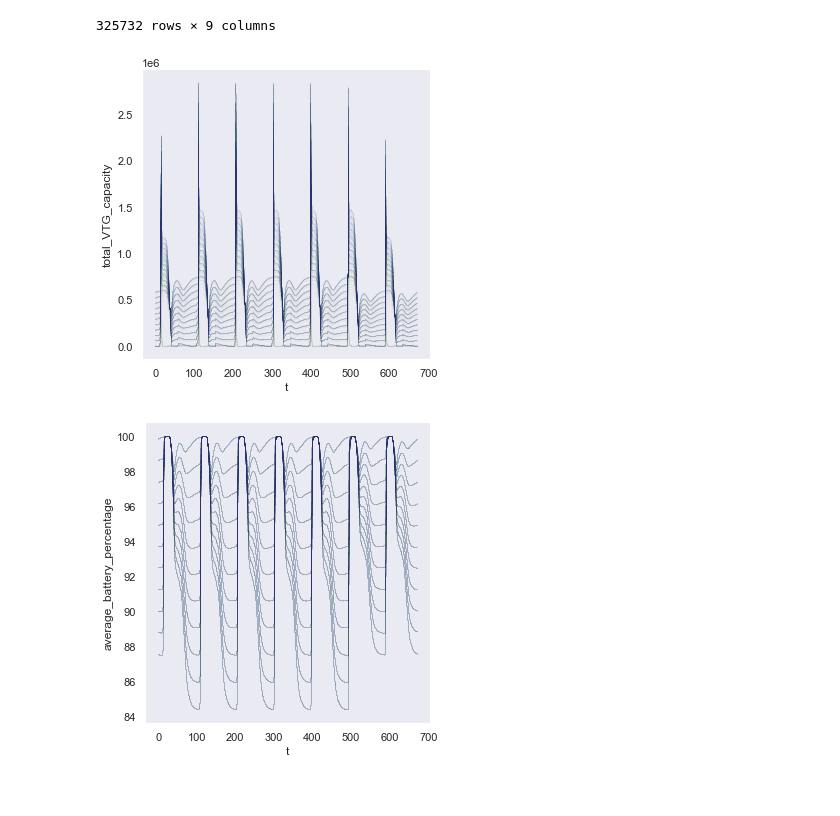
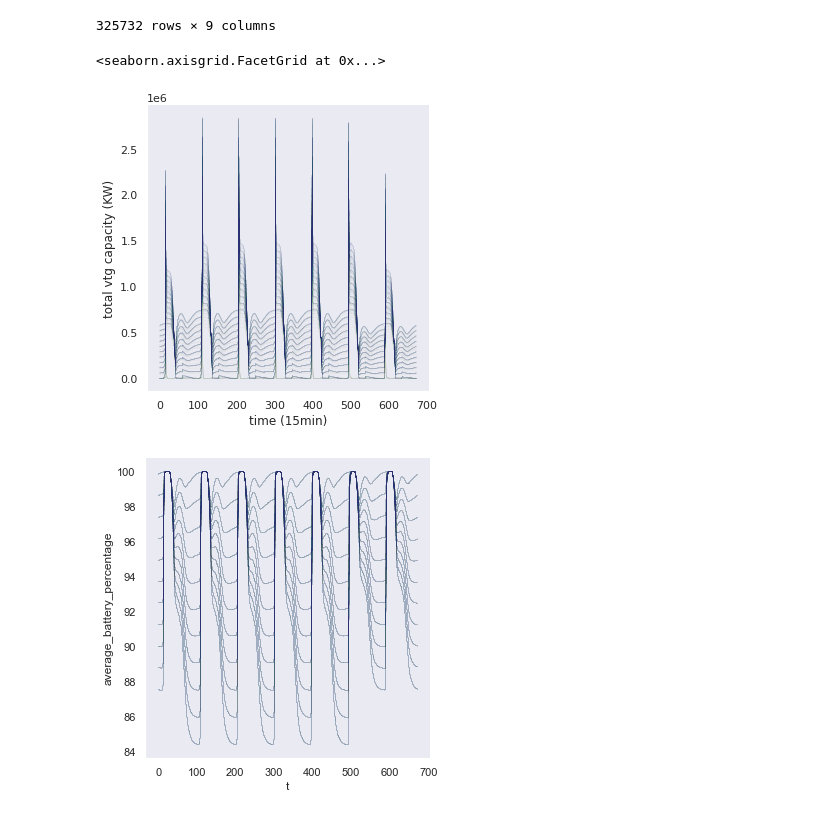
Before and after one commit to floristevito/SEN9120_Advanced_Agent_Based_Modelling, a Jupyter notebook: data/profiles_plot.ipynb, the cells around one changed output. Cells and saved outputs as stored; diff of their text form; code cells hidden in the pictures.

```diff
--- a/data/profiles_plot.ipynb
+++ b/data/profiles_plot.ipynb
@@ -23,13 +23,15 @@ results
 # %%
 # Plot all runs VTG capacity in a graph.
 sns.set_theme(style="dark")
 g = sns.relplot(
     data=results,
     x="t", y="total_VTG_capacity", hue="sample_id",
      kind="line", palette="crest", linewidth=0.01, legend=False,
 )
+g.set(xlabel='time (15min)', ylabel='total vtg capacity (KW)')
 # %% [output]
+<seaborn.axisgrid.FacetGrid at 0x...>
-[figure, old version]
+[figure, new version]
 # %%
 kpis = results.columns.drop(['sample_id', 't'])
 
```
Also changed, not shown: 8 other files.
